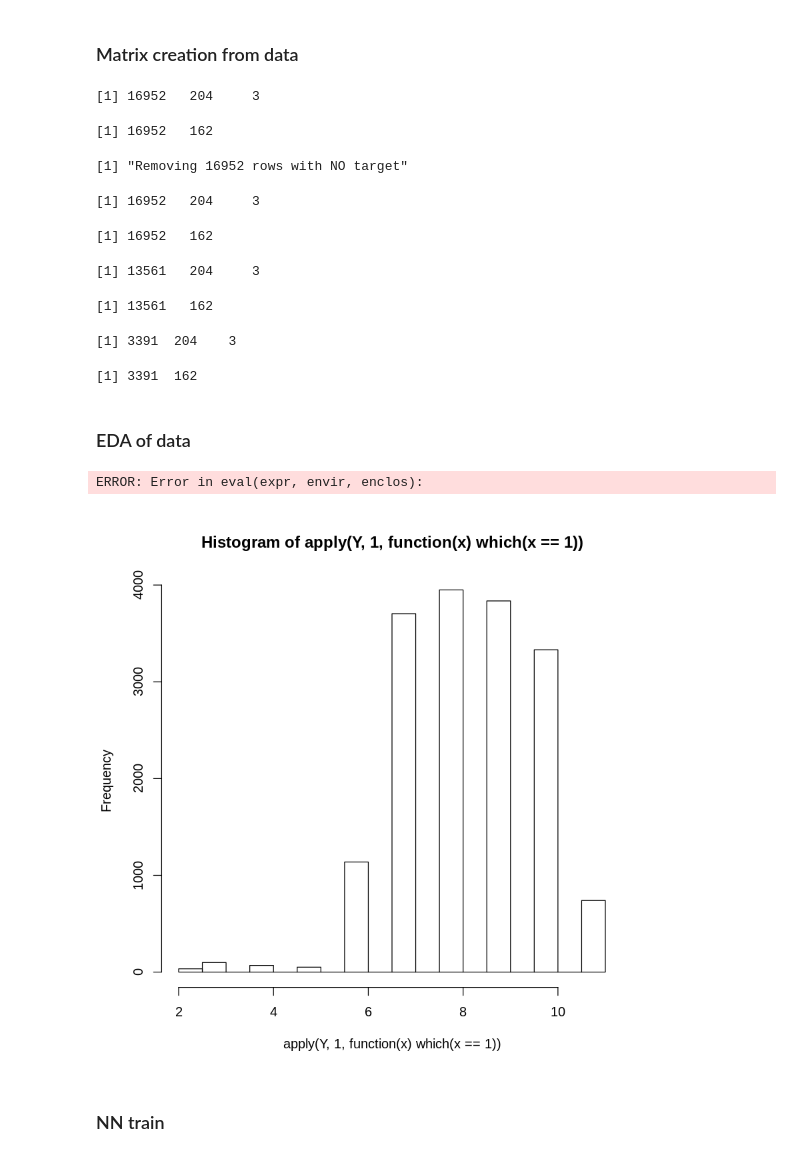
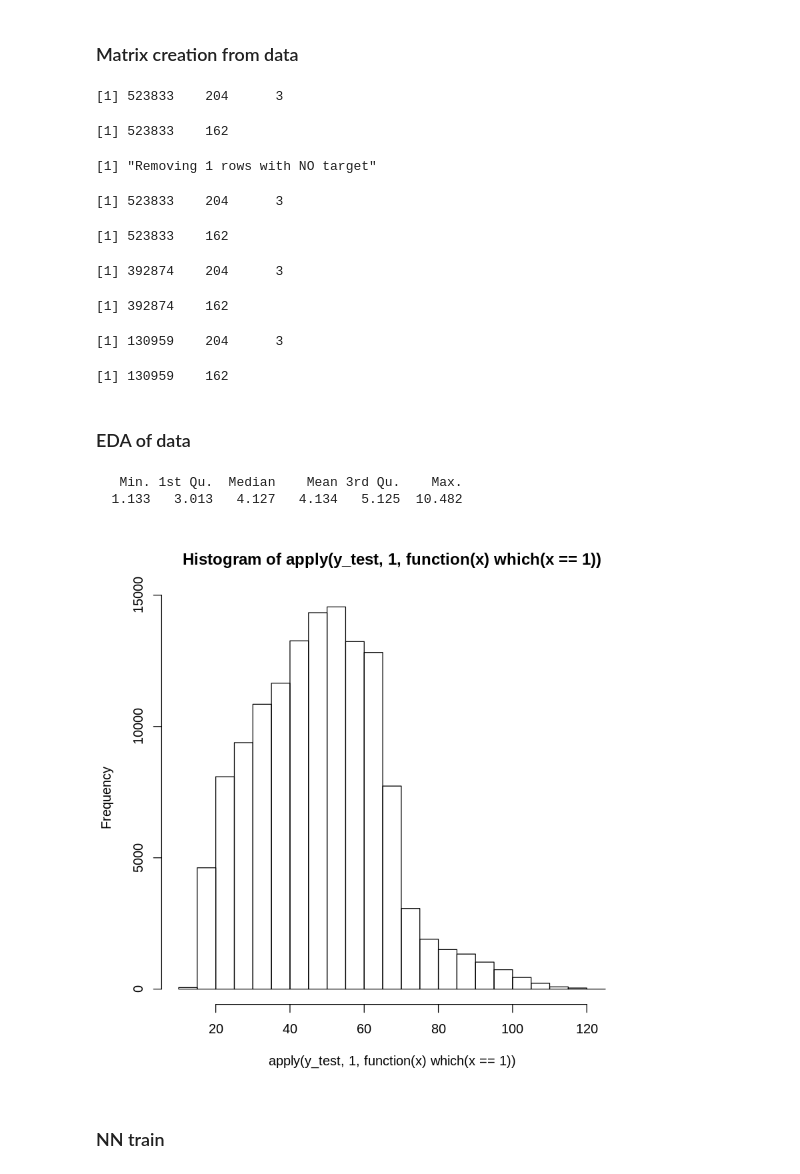
Before and after one commit to rmaestre/variableStars, a Jupyter notebook: docs/GPU/OscModels_NN.ipynb, the cells around one changed output. Saved outputs shown, nothing was run; the diff lists cells and outputs as text; code cells hidden in the pictures.

Commit message:
Errors calculation done

```diff
--- a/docs/GPU/OscModels_NN.ipynb
+++ b/docs/GPU/OscModels_NN.ipynb
@@ -12,8 +30,8 @@ library(fields)
 ### Read processed files and create big matrix with all rows
 # %%
 setwd("~/Downloads/data/")
-system("cat *.log > ALL.log")
-df_all <- data.frame(fread("ALL.log", sep=",", header = F))
+system("find . -type f -name \"*.log\" -print0 | xargs -0 cat > ALL.data")
+df_all <- data.frame(fread("ALL.data", sep=",", header = F), stringsAsFactors=F)
 dim(df_all)
 df_all <- df_all[complete.cases(df_all),]
 dim(df_all)
@@ -55,16 +73,16 @@ ind_data <- seq(from=1,to=rows)
 X[ind_data, , 1] <- as.matrix(df_all[ind_data, 1:204])
 X[ind_data, , 2] <- as.matrix(df_all[ind_data, 204:((204 * 2) - 1)])
 X[ind_data, , 3] <- as.matrix(df_all[ind_data, (204 * 2):((204 * 3) - 1)])
-Y <- to_categorical(df_all[ind_data, 614:614], num_classes)
+Y <- to_categorical(df_all[ind_data, 614:614] / 0.0864, num_classes)
 
 dim(X)
 dim(Y)
 # %% [output]
-[1] 16952   204     3
+[1] 523833    204      3
-[1] 16952   162
+[1] 523833    162
 # %%
 ind_remove_no_target <- which(apply(Y,1,sum)==1)
-paste0("Removing ",length(ind_remove_no_target==F)," rows with NO target")
+paste0("Removing ",length(ind_remove_no_target[ind_remove_no_target==TRUE])," rows with NO target")
 
 X <- X[ind_remove_no_target,,]
 Y <- Y[ind_remove_no_target,]
@@ -72,9 +90,9 @@ Y <- Y[ind_remove_no_target,]
 dim(X)
 dim(Y)
 # %% [output]
-[1] "Removing 16952 rows with NO target"
+[1] "Removing 1 rows with NO target"
-[1] 16952   204     3
+[1] 523833    204      3
-[1] 16952   162
+[1] 523833    162
 # %%
 stopifnot(which(is.na(Y))==FALSE)
 stopifnot(which(is.na(X))==FALSE)
@@ -95,17 +113,19 @@ dim(y_train)
 dim(x_test)
 dim(y_test)
 # %% [output]
-[1] 13561   204     3
+[1] 392874    204      3
-[1] 13561   162
+[1] 392874    162
-[1] 3391  204    3
+[1] 130959    204      3
-[1] 3391  162
+[1] 130959    162
 # %% [markdown]
 ### EDA of data
 # %%
-hist(apply(Y,1,function(x) which(x==1)))
-stop()
+hist(apply(y_test,1,function(x) which(x==1)))
+summary(df_all[ind_data, 614:614])
+#stop()
 # %% [output]
-ERROR: Error in eval(expr, envir, enclos):
+   Min. 1st Qu.  Median    Mean 3rd Qu.    Max.
+  1.133   3.013   4.127   4.134   5.125  10.482
-[figure, old version]
+[figure, new version]
 # %% [markdown]
 ### NN train
```
Also changed, not shown: parts of 10 cells of this notebook, 6 other files.
